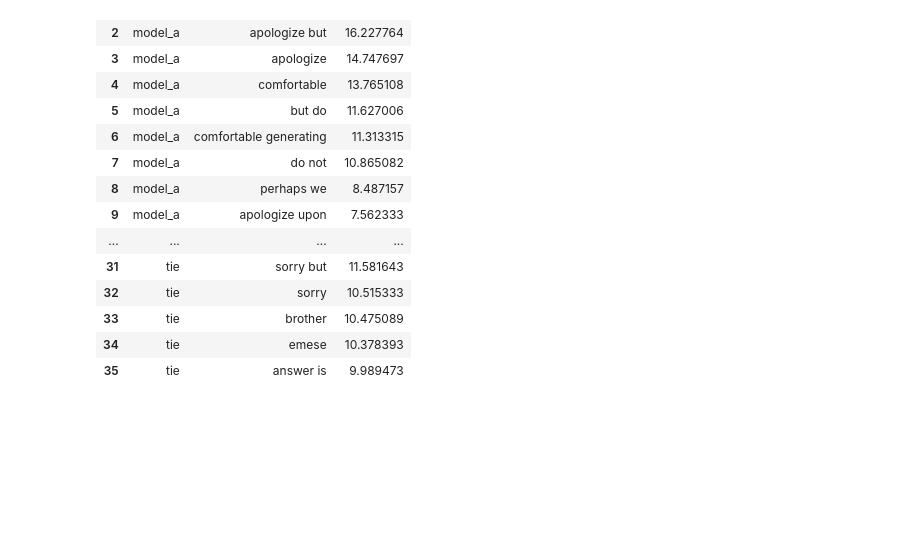
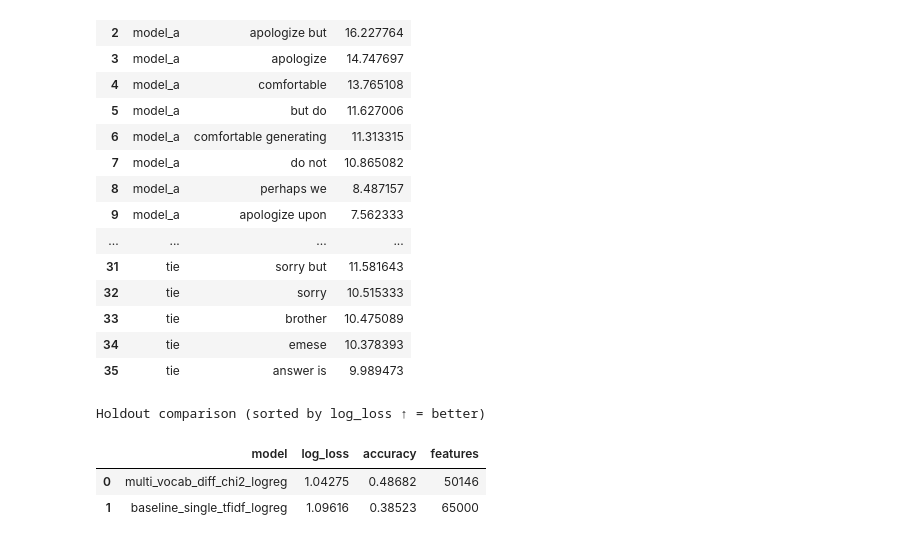
Before and after one commit to NaKamize/chatbot_arena, a Jupyter notebook: td-idf-log-reg-baseline.ipynb, the cells around one changed output. Drawn from its saved outputs; the diff is of its cells as text; code cells hidden in the pictures; blank space fills up the shorter version.

Commit message:
Baseline competition notebook

```diff
--- a/tf-idf-baseline.ipynb
+++ b/td-idf-log-reg-baseline.ipynb
@@ -19,7 +41,7 @@ from sklearn.preprocessing import MaxAbsScaler, OneHotEncoder
 pd.set_option("display.max_colwidth", 140)
 pd.set_option("display.max_columns", 200)
 
-DATA_DIR = Path("data")
+DATA_DIR = Path("/kaggle/input/competitions/llm-classification-finetuning/")
 RANDOM_STATE = 42
 TARGET_NAMES = np.array(["model_a", "model_b", "tie"])
 
@@ -290,7 +312,7 @@ Response B terms with strongest chi-square signal
 #       diff_neg          = max(0, -[resp_A - resp_B]) → words B dominates
 #
 #  Chi-square selection across all five non-negative text blocks combined.
-#  LogisticRegression (SAGA) instead of SGD → well-calibrated probabilities.
+#  LogisticRegression (SAGA)
 # ──────────────────────────────────────────────────────────────────────────────
 
 
@@ -401,7 +423,6 @@ def fit_classifier(X_train: sparse.csr_matrix, y_train: pd.Series) -> LogisticRe
     """
     model = LogisticRegression(
         solver="saga",
-        multi_class="multinomial",
         C=0.8,
         max_iter=300,
         tol=1e-3,
@@ -429,33 +450,38 @@ def evaluate_holdout(train_frame: pd.DataFrame, *, sample_size: int = 22000) ->
     baseline_proba = baseline_model.predict_proba(baseline_valid)
 
     # Enhanced: separate vocab blocks + pairwise diff + chi2 + meta
     artifacts = build_feature_artifacts(fit_frame, fit_frame["target"], select_k=50000)
     enhanced_model = fit_classifier(artifacts["train_matrix"], fit_frame["target"])
     enhanced_valid = transform_with_artifacts(valid_frame, artifacts)
     enhanced_proba = enhanced_model.predict_proba(enhanced_valid)
 
     results = pd.DataFrame(
         [
             {
                 "model": "baseline_single_tfidf_logreg",
                 "log_loss": log_loss(valid_frame["target"], baseline_proba, labels=baseline_model.classes_),
                 "accuracy": accuracy_score(valid_frame["target"], baseline_model.predict(baseline_valid)),
                 "features": baseline_train.shape[1],
             },
             {
                 "model": "multi_vocab_diff_chi2_logreg",
                 "log_loss": log_loss(valid_frame["target"], enhanced_proba, labels=enhanced_model.classes_),
                 "accuracy": accuracy_score(valid_frame["target"], enhanced_model.predict(enhanced_valid)),
                 "features": artifacts["train_matrix"].shape[1],
             },
         ]
     ).sort_values("log_loss").reset_index(drop=True)
     return results
 
 
 holdout_results = evaluate_holdout(train_prepared, sample_size=22000)
 print("Holdout comparison (sorted by log_loss ↑ = better)")
 display(holdout_results.round(5))
+# %% [output]
+Holdout comparison (sorted by log_loss ↑ = better)
+|  | model | log_loss | accuracy | features |
+| 0 | multi_vocab_diff_chi2_logreg | 1.04275 | 0.48682 | 50146 |
+| 1 | baseline_single_tfidf_logreg | 1.09616 | 0.38523 | 65000 |
 # %%
 cv_sample = train_prepared.sample(min(32000, len(train_prepared)), random_state=RANDOM_STATE).reset_index(drop=True)
 cv = StratifiedKFold(n_splits=3, shuffle=True, random_state=RANDOM_STATE)
```
Also changed, not shown: parts of 3 cells of this notebook.
